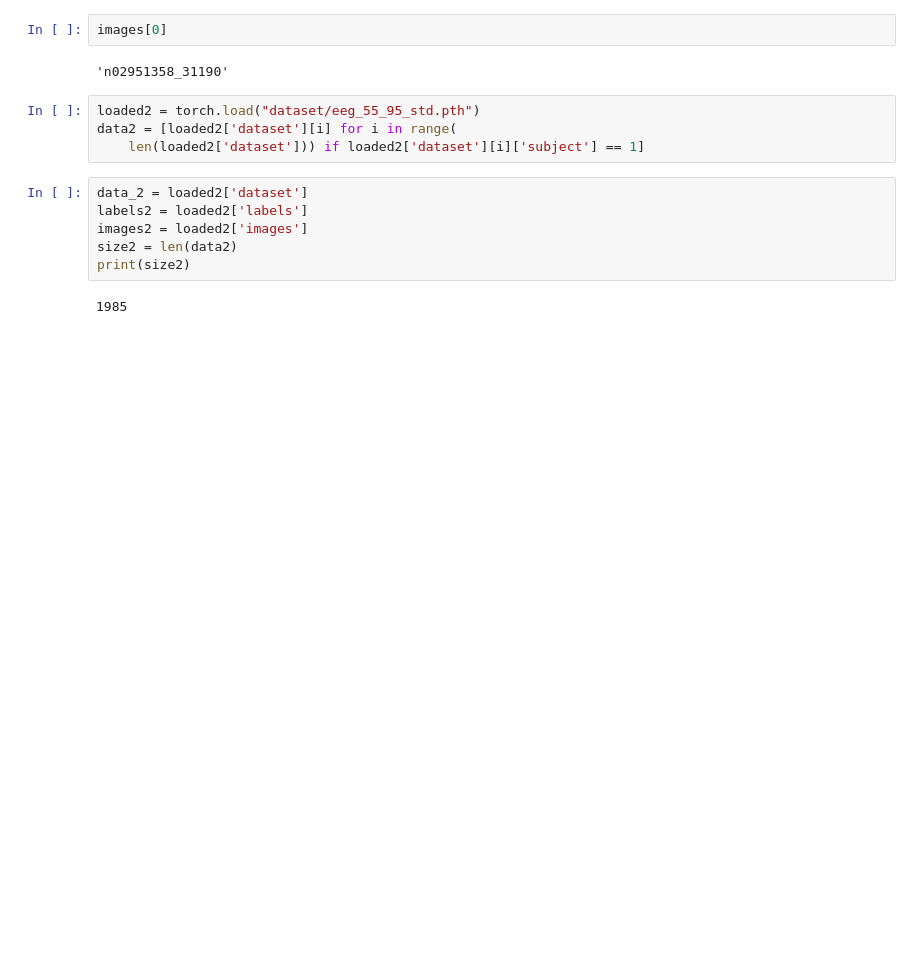
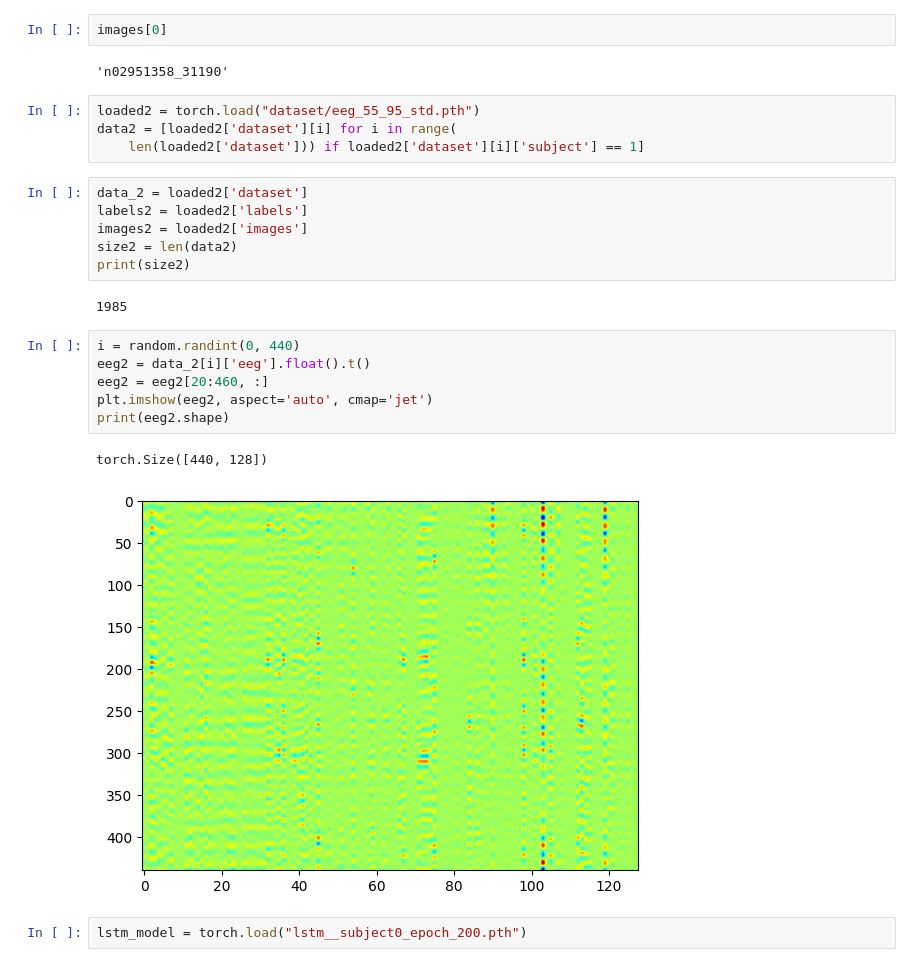
Before and after one commit to Da4kek/Interpret-gan, a Jupyter notebook: main.ipynb, the cells around one changed output. Cells and saved outputs as stored; diff of their text form; blank space fills up the shorter version.

```diff
--- a/main.ipynb
+++ b/main.ipynb
@@ -61,3 +61,14 @@ size2 = len(data2)
 print(size2)
 # %% [output]
 1985
+# %%
+i = random.randint(0, 440)
+eeg2 = data_2[i]['eeg'].float().t()
+eeg2 = eeg2[20:460, :]
+plt.imshow(eeg2, aspect='auto', cmap='jet')
+print(eeg2.shape)
+# %% [output]
+torch.Size([440, 128])
+[figure, added]
+# %%
+lstm_model = torch.load("lstm__subject0_epoch_200.pth")
```
Also changed, not shown: parts of 6 cells of this notebook.
